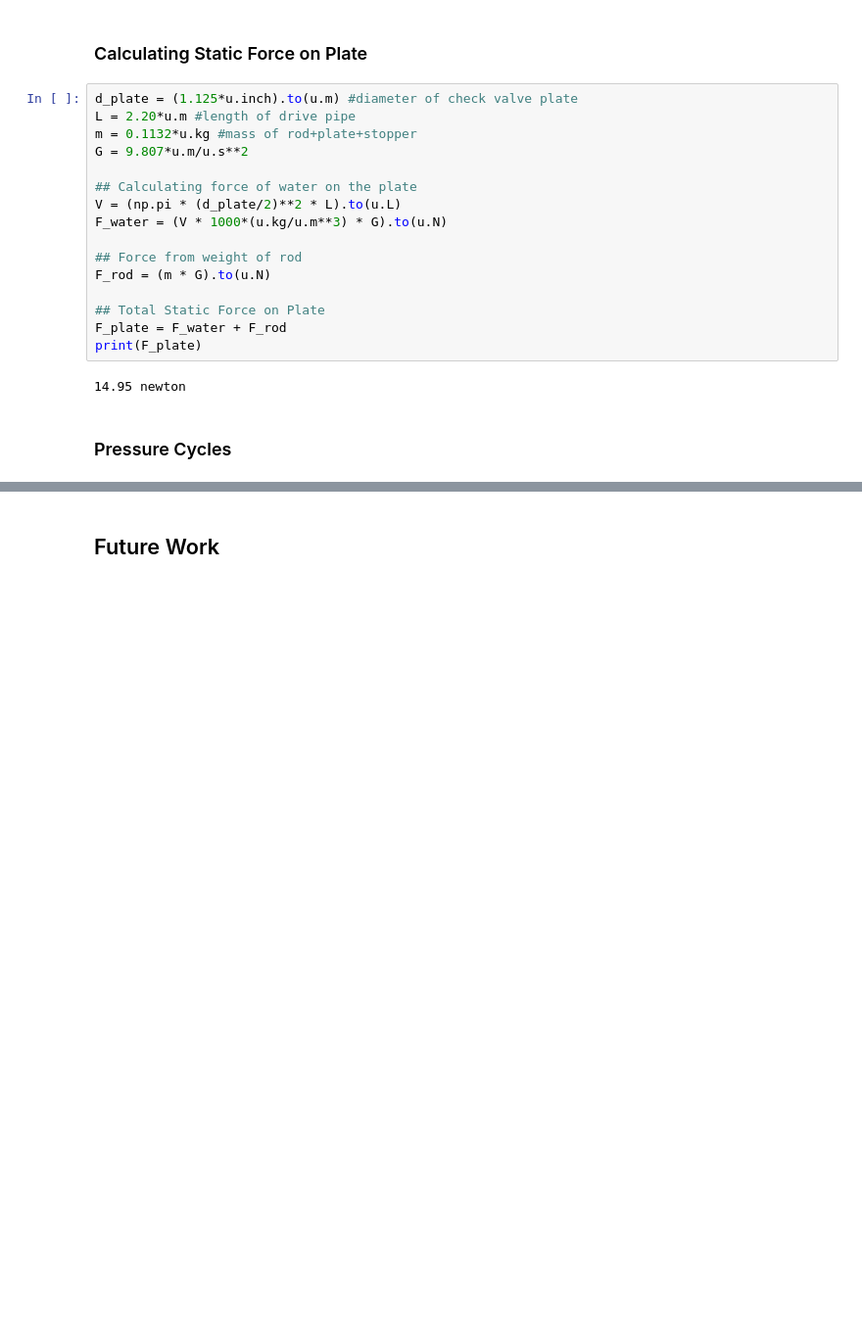
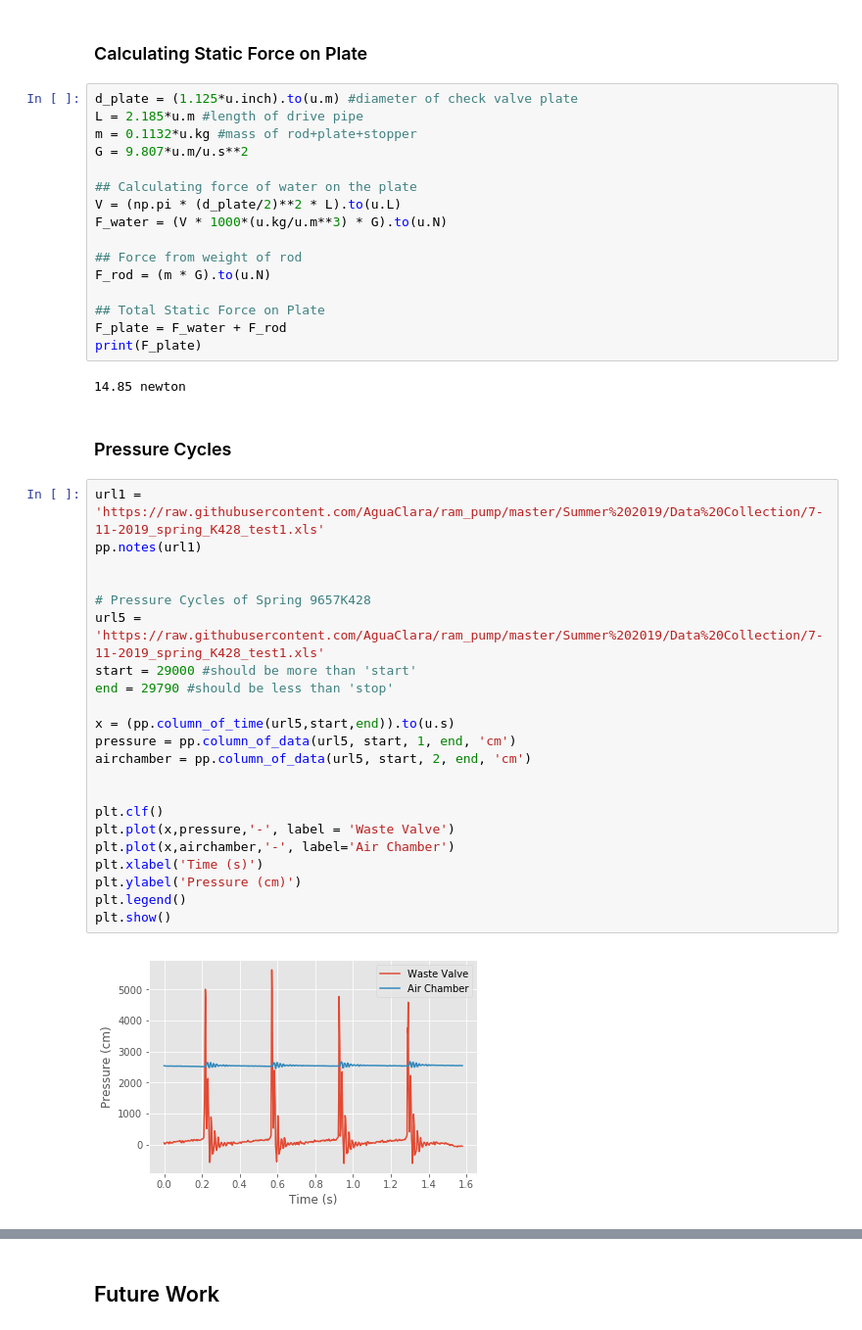
Before and after one commit to AguaClara/ram_pump, a Jupyter notebook: Summer 2019/RamPump2019Summer.ipynb, the cells around one changed output, grey strips where cells are left out. Shown at 98% size. Cells and saved outputs as stored; diff of their text form; blank space fills up the shorter version.

```diff
--- a/Summer 2019/RamPump2019Summer.ipynb
+++ b/Summer 2019/RamPump2019Summer.ipynb
@@ -212,7 +209,7 @@ print(h_Lold, h_Lnew)
 ### Calculating Static Force on Plate
 # %%
 d_plate = (1.125*u.inch).to(u.m) #diameter of check valve plate
-L = 2.20*u.m #length of drive pipe
+L = 2.185*u.m #length of drive pipe
 m = 0.1132*u.kg #mass of rod+plate+stopper
 G = 9.807*u.m/u.s**2
 
@@ -227,6 +224,30 @@ F_rod = (m * G).to(u.N)
 F_plate = F_water + F_rod
 print(F_plate)
 # %% [output]
-14.95 newton
+14.85 newton
 # %% [markdown]
 ### Pressure Cycles
+# %%
+url1 = 'https://raw.githubusercontent.com/AguaClara/ram_pump/master/Summer%202019/Data%20Collection/7-11-2019_spring_K428_test1.xls'
+pp.notes(url1)
+
+
+# Pressure Cycles of Spring 9657K428
+url5 = 'https://raw.githubusercontent.com/AguaClara/ram_pump/master/Summer%202019/Data%20Collection/7-11-2019_spring_K428_test1.xls'
+start = 29000 #should be more than 'start'
+end = 29790 #should be less than 'stop'
+
+x = (pp.column_of_time(url5,start,end)).to(u.s)
+pressure = pp.column_of_data(url5, start, 1, end, 'cm')
+airchamber = pp.column_of_data(url5, start, 2, end, 'cm')
+
+
+plt.clf()
+plt.plot(x,pressure,'-', label = 'Waste Valve')
+plt.plot(x,airchamber,'-', label='Air Chamber')
+plt.xlabel('Time (s)')
+plt.ylabel('Pressure (cm)')
+plt.legend()
+plt.show()
+# %% [output]
+[figure, added]
```
Also changed, not shown: parts of 15 cells of this notebook.
